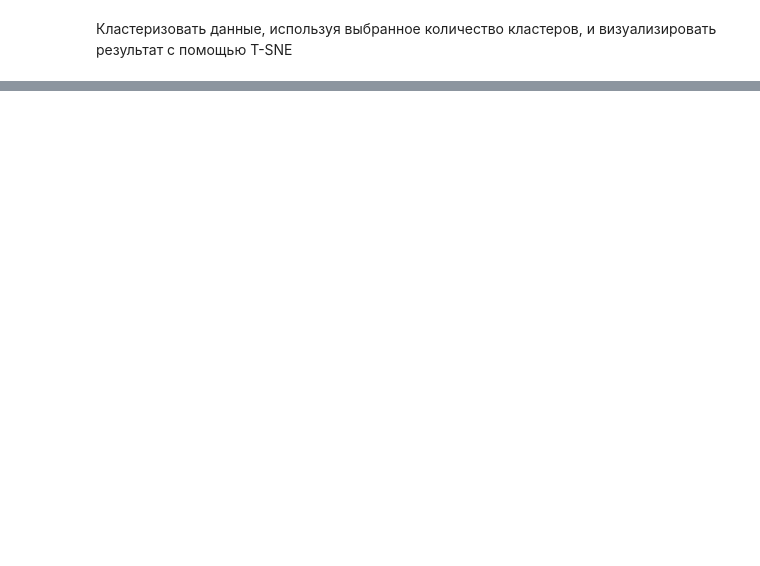
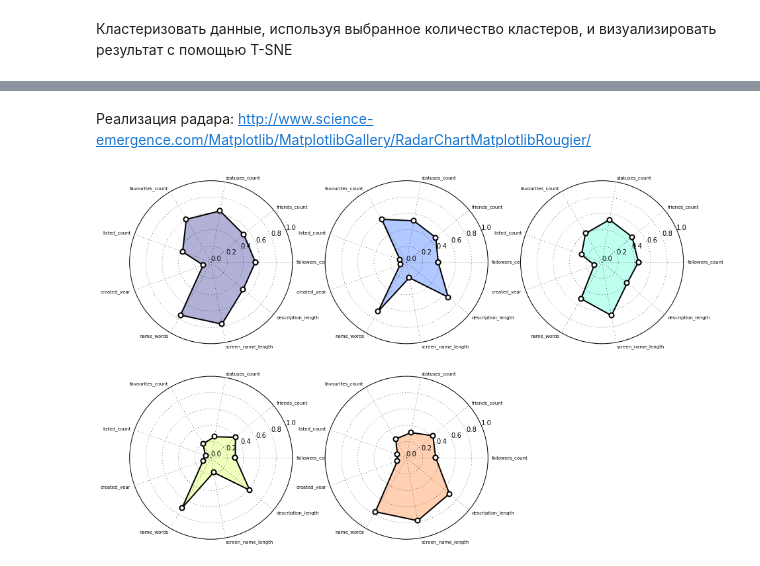
Before and after one commit to anokhin/sfera-dm, a Jupyter notebook: iter3/project/homework-3.ipynb, the cells around one changed output, grey strips where cells are left out. Cells and saved outputs as stored; diff of their text form; code cells hidden in the pictures; blank space fills up the shorter version.

```diff
--- a/iter3/project/homework-3.ipynb
+++ b/iter3/project/homework-3.ipynb
@@ -98,0 +105,61 @@ pl.show()
+# %% [markdown]
+Реализация радара:
+http://www.science-emergence.com/Matplotlib/MatplotlibGallery/RadarChartMatplotlibRougier/
+# %%
+def radar(centroid, features, axes, color):
+    # Set ticks to the number of features (in radians)
+    t = np.arange(0, 2*np.pi, 2*np.pi/len(features))
+    plt.xticks(t, [])
+
+    # Set yticks from 0 to 1
+    plt.yticks(np.linspace(0, 1, 6))
+
+    # Draw polygon representing centroid
+    points = [(x, y) for x, y in zip(t, centroid)]
+    points.append(points[0])
+    points = np.array(points)
+    codes = [path.Path.MOVETO,] + [path.Path.LINETO,] * (len(centroid) - 1) + [ path.Path.CLOSEPOLY ]
+    _path = path.Path(points, codes)
+    _patch = patches.PathPatch(_path, fill=True, color=color, linewidth=0, alpha=.3)
+    axes.add_patch(_patch)
+    _patch = patches.PathPatch(_path, fill=False, linewidth = 2)
+    axes.add_patch(_patch)
+
+    # Draw circles at value points
+    plt.scatter(points[:,0], points[:,1], linewidth=2, s=50, color='white', edgecolor='black', zorder=10)
+
+    # Set axes limits
+    plt.ylim(0, 1)
+
+    # Draw ytick labels to make sure they fit properly
+    for i in range(len(features)):
+        angle_rad = i/float(len(features))*2*np.pi
+        angle_deg = i/float(len(features))*360
+        ha = "right"
+        if angle_rad < np.pi/2 or angle_rad > 3*np.pi/2: ha = "left"
+        plt.text(angle_rad, 1.05, features[i], size=7, horizontalalignment=ha, verticalalignment="center")
+
+# Some additiola imports
+import matplotlib
+import matplotlib.path as path
+import matplotlib.pyplot as plt
+import matplotlib.patches as patches
+
+# Choose some nice colors
+matplotlib.rc('axes', facecolor = 'white')
+# Make figure background the same colors as axes
+fig = plt.figure(figsize=(15, 15), facecolor='white')
+
+cm = pl.get_cmap('jet')
+
+clusters = np.unique(y)
+for j, cluster in enumerate(clusters):
+    x_c = x[y == cluster]
+    centroid = x_c.mean(axis=0)
+    # Use a polar axes
+    axes = plt.subplot(3, 3, j + 1, polar=True)
+    radar(centroid, data_df.columns.values, axes, cm(1.0 * j / k))
+
+plt.show()
+# %% [output]
+[figure, added]
```
Also changed, not shown: parts of 4 cells of this notebook, 6 other files.
